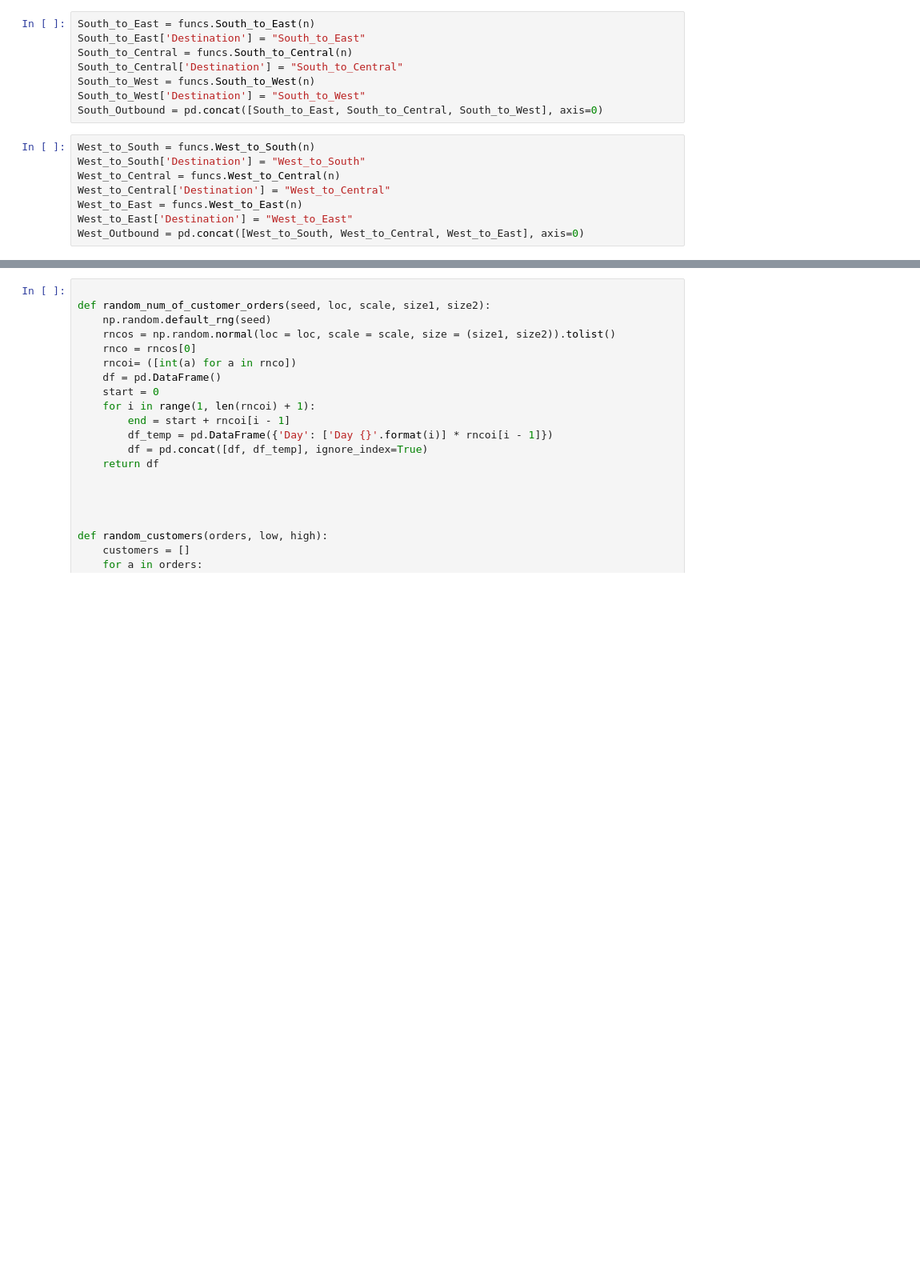
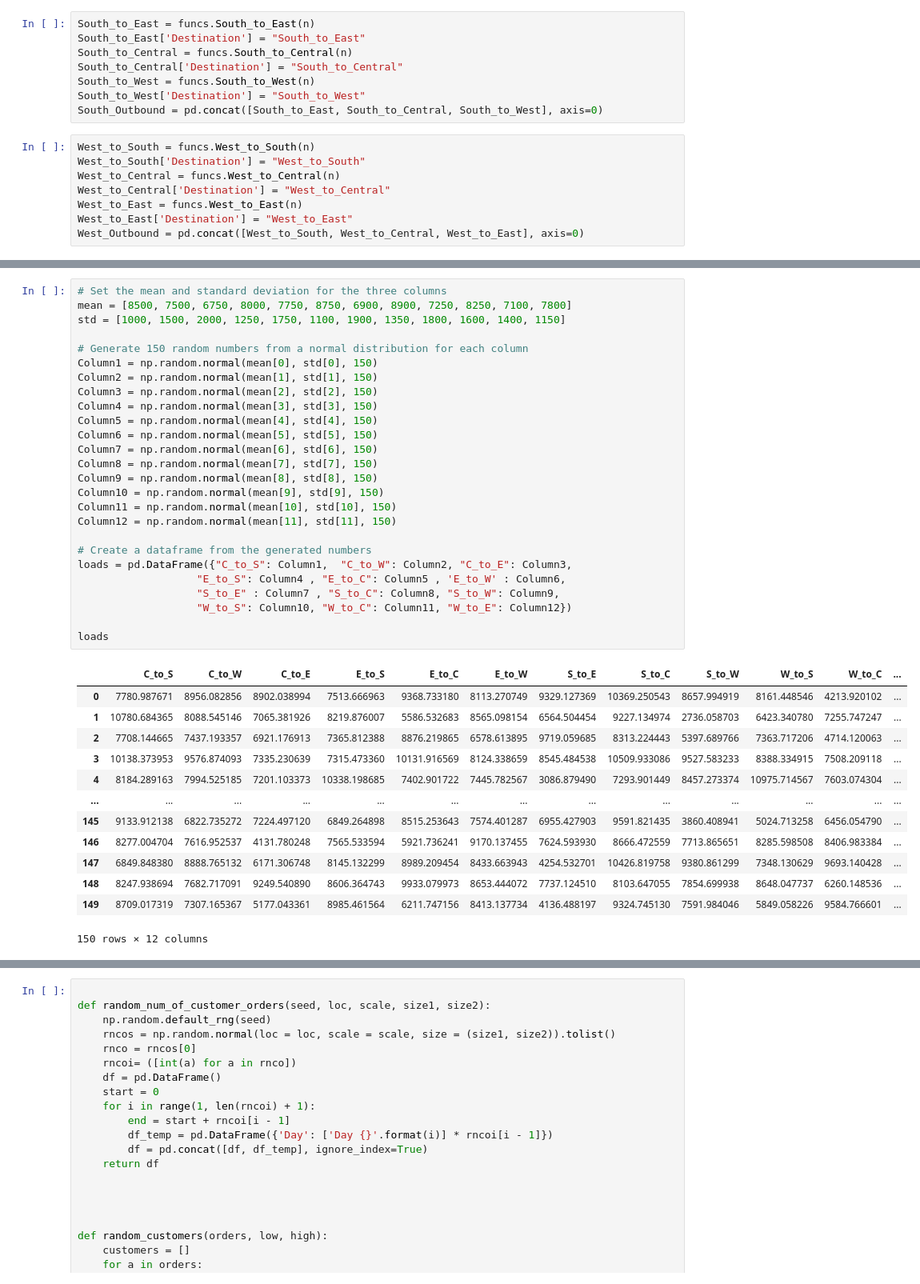
Before and after one commit to lychrst/Superstore-Logistics, a Jupyter notebook: Superstore Logistics.ipynb, the cells around one changed output, grey strips where cells are left out. Shown: that part at 80% size. Cells and saved outputs as stored; diff of their text form; blank space fills up the shorter version.

```diff
--- a/Superstore Logistics.ipynb
+++ b/Superstore Logistics.ipynb
@@ -107,0 +133,40 @@ West_Outbound = pd.concat([West_to_South, West_to_Central, West_to_East], axis=0
+# %%
+# Set the mean and standard deviation for the three columns
+mean = [8500, 7500, 6750, 8000, 7750, 8750, 6900, 8900, 7250, 8250, 7100, 7800]
+std = [1000, 1500, 2000, 1250, 1750, 1100, 1900, 1350, 1800, 1600, 1400, 1150]
+
+# Generate 150 random numbers from a normal distribution for each column
+Column1 = np.random.normal(mean[0], std[0], 150)
+Column2 = np.random.normal(mean[1], std[1], 150)
+Column3 = np.random.normal(mean[2], std[2], 150)
+Column4 = np.random.normal(mean[3], std[3], 150)
+Column5 = np.random.normal(mean[4], std[4], 150)
+Column6 = np.random.normal(mean[5], std[5], 150)
+Column7 = np.random.normal(mean[6], std[6], 150)
+Column8 = np.random.normal(mean[7], std[7], 150)
+Column9 = np.random.normal(mean[8], std[8], 150)
+Column10 = np.random.normal(mean[9], std[9], 150)
+Column11 = np.random.normal(mean[10], std[10], 150)
+Column12 = np.random.normal(mean[11], std[11], 150)
+
+# Create a dataframe from the generated numbers
+loads = pd.DataFrame({"C_to_S": Column1,  "C_to_W": Column2, "C_to_E": Column3,
+                   "E_to_S": Column4 , "E_to_C": Column5 , 'E_to_W' : Column6,
+                   "S_to_E" : Column7 , "S_to_C": Column8, "S_to_W": Column9,
+                   "W_to_S": Column10, "W_to_C": Column11, "W_to_E": Column12})
+
+loads
+# %% [output]
+|  | C_to_S | C_to_W | C_to_E | E_to_S | E_to_C | E_to_W | S_to_E | S_to_C | S_to_W | W_to_S | W_to_C | ... |
+| 0 | 7780.987671 | 8956.082856 | 8902.038994 | 7513.666963 | 9368.733180 | 8113.270749 | 9329.127369 | 10369.250543 | 8657.994919 | 8161.448546 | 4213.920102 | ... |
+| 1 | 10780.684365 | 8088.545146 | 7065.381926 | 8219.876007 | 5586.532683 | 8565.098154 | 6564.504454 | 9227.134974 | 2736.058703 | 6423.340780 | 7255.747247 | ... |
+| 2 | 7708.144665 | 7437.193357 | 6921.176913 | 7365.812388 | 8876.219865 | 6578.613895 | 9719.059685 | 8313.224443 | 5397.689766 | 7363.717206 | 4714.120063 | ... |
+| 3 | 10138.373953 | 9576.874093 | 7335.230639 | 7315.473360 | 10131.916569 | 8124.338659 | 8545.484538 | 10509.933086 | 9527.583233 | 8388.334915 | 7508.209118 | ... |
+| 4 | 8184.289163 | 7994.525185 | 7201.103373 | 10338.198685 | 7402.901722 | 7445.782567 | 3086.879490 | 7293.901449 | 8457.273374 | 10975.714567 | 7603.074304 | ... |
+| ... | ... | ... | ... | ... | ... | ... | ... | ... | ... | ... | ... | ... |
+| 145 | 9133.912138 | 6822.735272 | 7224.497120 | 6849.264898 | 8515.253643 | 7574.401287 | 6955.427903 | 9591.821435 | 3860.408941 | 5024.713258 | 6456.054790 | ... |
+| 146 | 8277.004704 | 7616.952537 | 4131.780248 | 7565.533594 | 5921.736241 | 9170.137455 | 7624.593930 | 8666.472559 | 7713.865651 | 8285.598508 | 8406.983384 | ... |
+| 147 | 6849.848380 | 8888.765132 | 6171.306748 | 8145.132299 | 8989.209454 | 8433.663943 | 4254.532701 | 10426.819758 | 9380.861299 | 7348.130629 | 9693.140428 | ... |
+| 148 | 8247.938694 | 7682.717091 | 9249.540890 | 8606.364743 | 9933.079973 | 8653.444072 | 7737.124510 | 8103.647055 | 7854.699938 | 8648.047737 | 6260.148536 | ... |
+| 149 | 8709.017319 | 7307.165367 | 5177.043361 | 8985.461564 | 6211.747156 | 8413.137734 | 4136.488197 | 9324.745130 | 7591.984046 | 5849.058226 | 9584.766601 | ... |
+150 rows × 12 columns
```
Also changed, not shown: parts of 8 cells of this notebook.
